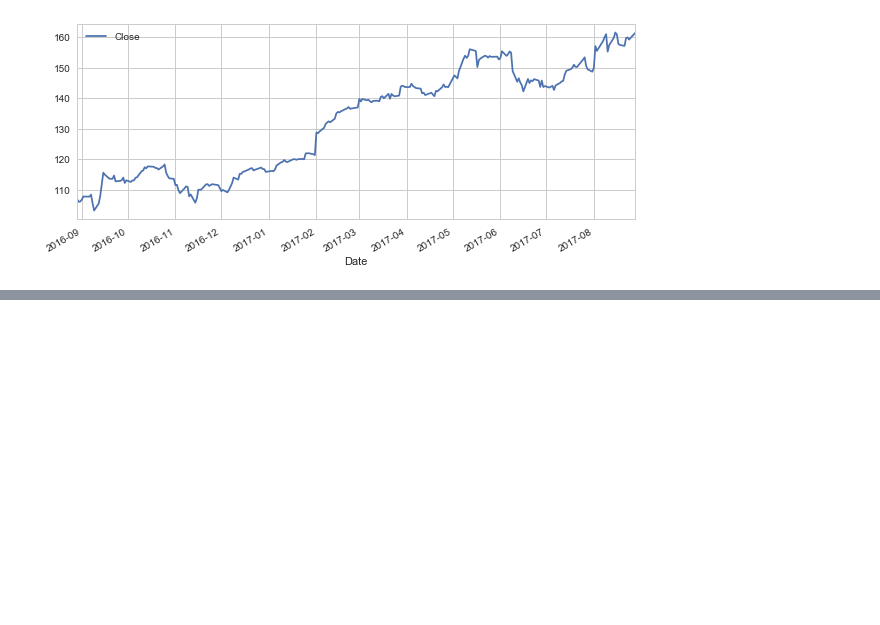
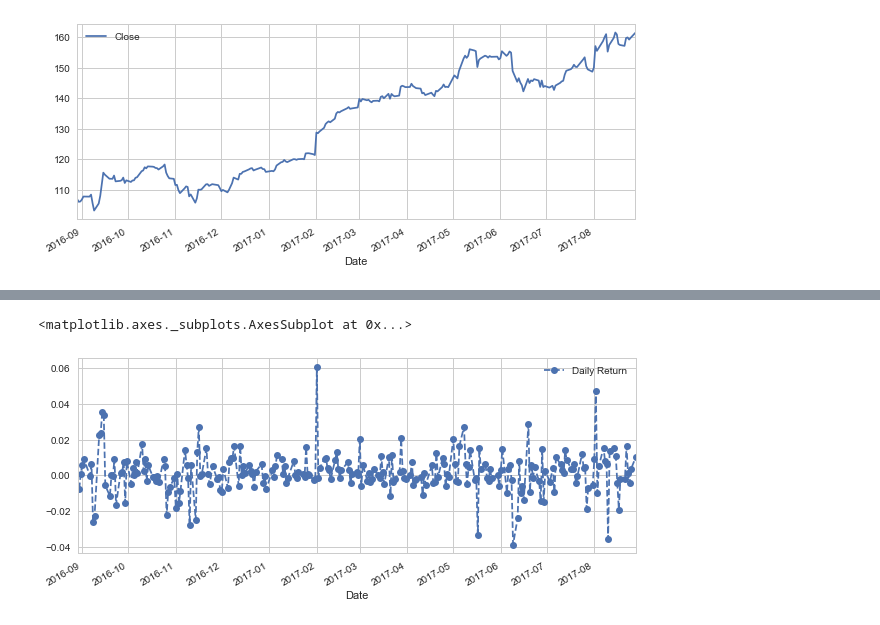
Before and after one commit to wordpray/study_udemy, a Jupyter notebook: Lec60-65_株価のデータ解析.ipynb, the cells around one changed output, grey strips where cells are left out. Cells and saved outputs as stored; diff of their text form; code cells hidden in the pictures; blank space fills up the shorter version.

```diff
--- a/Lec60-65_株価のデータ解析.ipynb
+++ b/Lec60-65_株価のデータ解析.ipynb
@@ -51,0 +90,2 @@ AAPL['Close'].plot(legend= True, figsize=(10, 4))
+# %%
+AAPL['Daily Return'] = AAPL['Close'].pct_change()
@@ -51,0 +114,5 @@ AAPL['Close'].plot(legend= True, figsize=(10, 4))
+# %%
+AAPL['Daily Return'].plot(figsize= (10, 4), legend= True, linestyle= '--', marker= 'o')
+# %% [output]
+<matplotlib.axes._subplots.AxesSubplot at 0x...>
+[figure, added]
```
Also changed, not shown: parts of 12 cells of this notebook.
